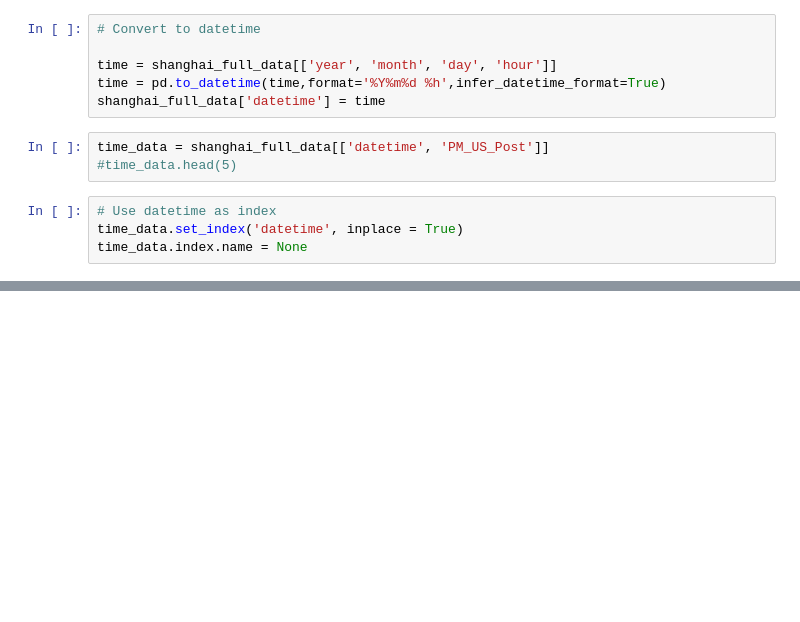
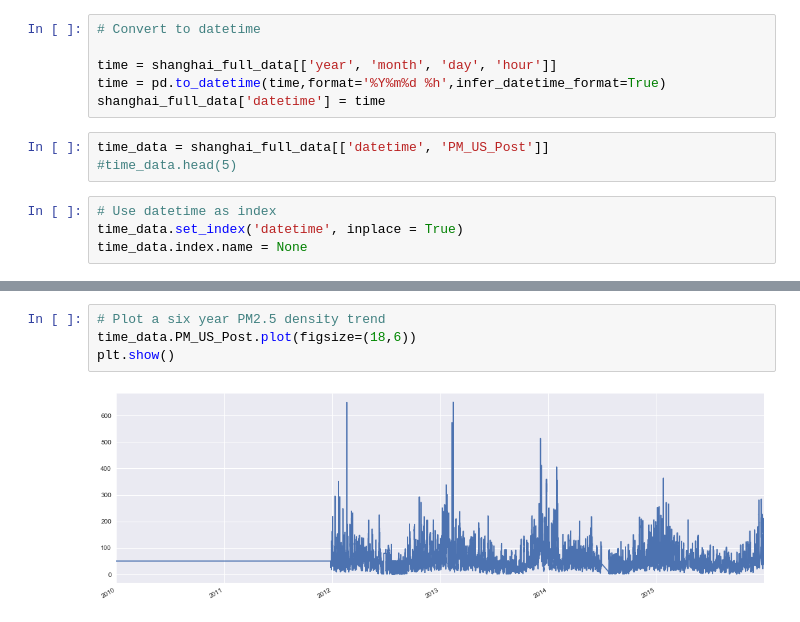
Before and after one commit to KiyoshiKAWASAKI/FDS_project_17Fall, a Jupyter notebook: FDS_JH.ipynb, the cells around one changed output, grey strips where cells are left out. Cells and saved outputs as stored; diff of their text form; blank space fills up the shorter version.

```diff
--- a/FDS_JH.ipynb
+++ b/FDS_JH.ipynb
@@ -388,0 +419,6 @@ time_data.index.name = None
+# %%
+# Plot a six year PM2.5 density trend
+time_data.PM_US_Post.plot(figsize=(18,6))
+plt.show()
+# %% [output]
+[figure, added]
```
Also changed, not shown: parts of 31 cells of this notebook.
